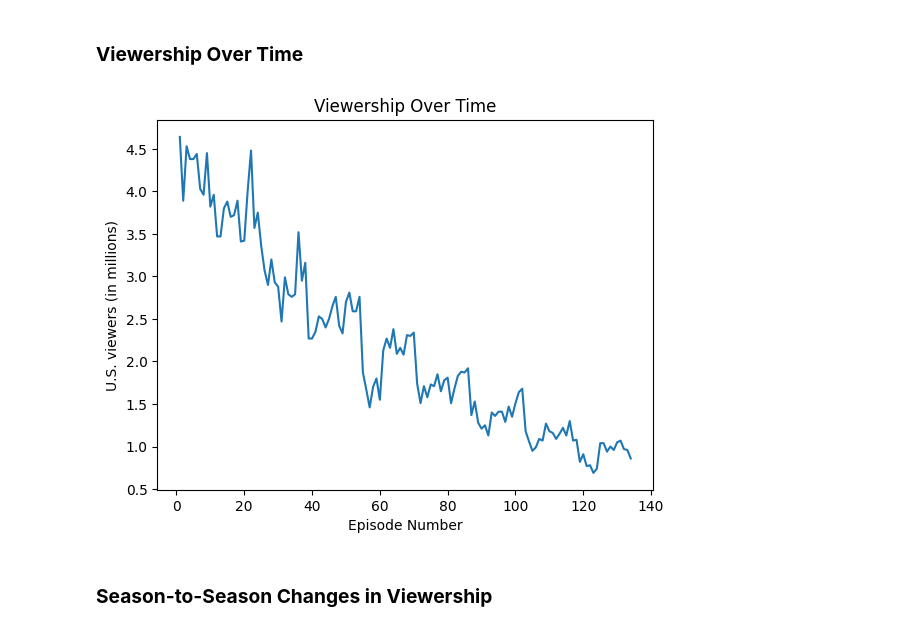
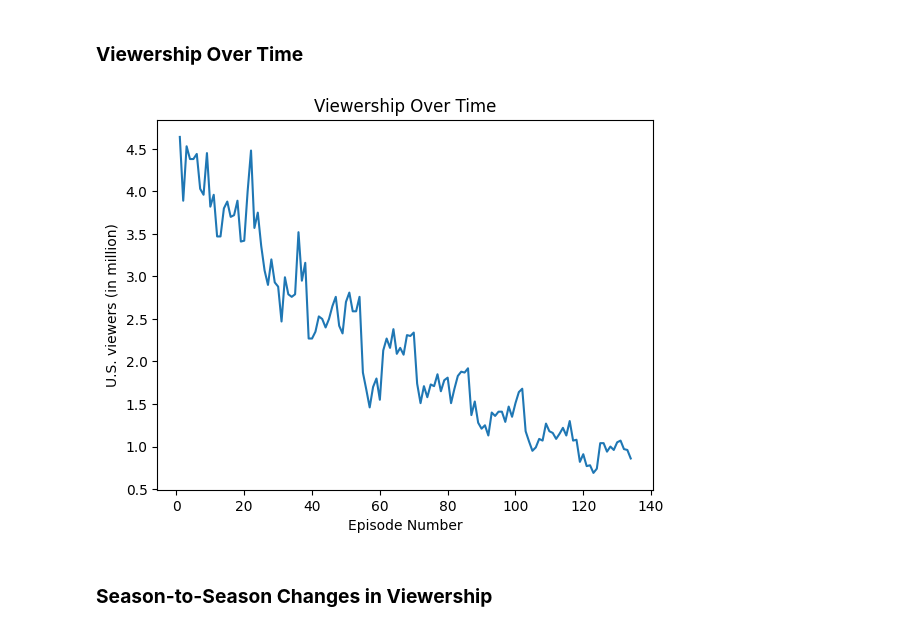
Before and after one commit to NataliaRoszczypala/RR_8, a Jupyter notebook: RR_8.ipynb, the cells around one changed output. Saved outputs shown, nothing was run; the diff lists cells and outputs as text; code cells hidden in the pictures.

```diff
--- a/RR_8.ipynb
+++ b/RR_8.ipynb
@@ -172,16 +172,16 @@ for row in season9_rows:
 # %%
 merged_views = season1views + season2views + season3views + season4views + season5views + season6views + season7views + season8views + season9views
 
 episode_numbers = list(range(1, len(merged_views) + 1))
 
 # Creating the plot
 plt.plot(episode_numbers, merged_views, linestyle='-')
 plt.title('Viewership Over Time')
 plt.xlabel('Episode Number')
-plt.ylabel('U.S. viewers (in millions)')
+plt.ylabel('U.S. viewers (in million)')
 plt.grid(False)
 # %% [output]
-[figure, old version]
+[figure, new version]
 # %% [markdown]
 ### **Season-to-Season Changes in Viewership**
 # %%
```
Also changed, not shown: parts of 1 cell of this notebook, 1 other file.
